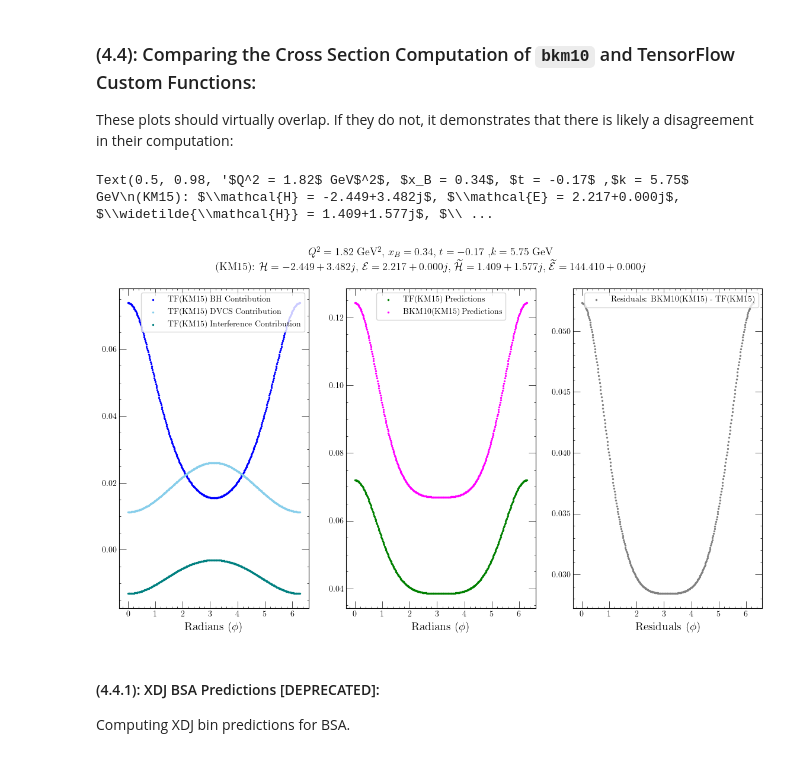
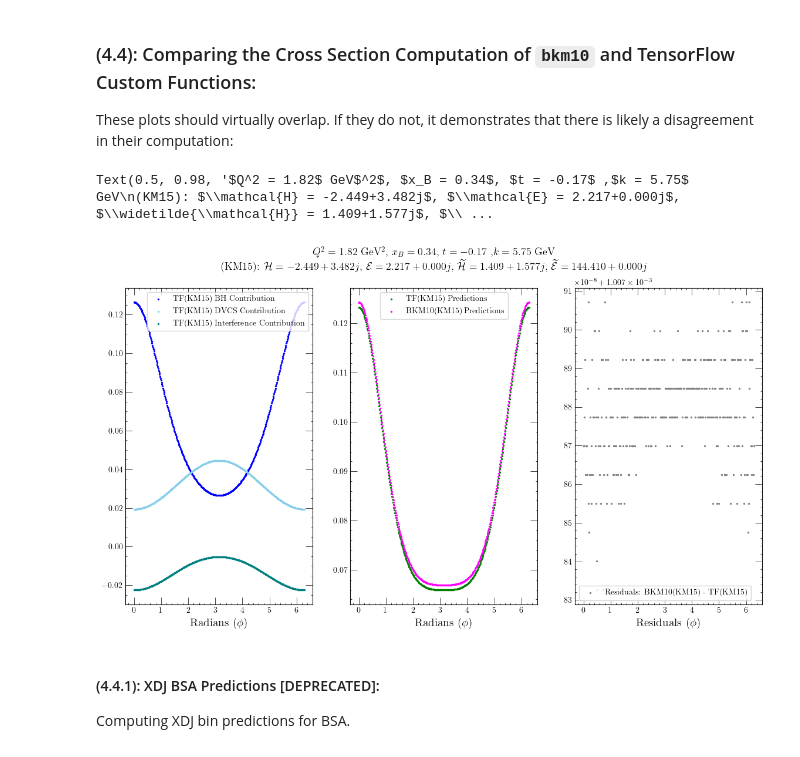
Before and after one commit to JayDanielsss/gpd_dnn, a Jupyter notebook: closure_test/closure_test.ipynb, the cells around one changed output. Cells and saved outputs as stored; diff of their text form; code cells hidden in the pictures.

```diff
--- a/closure_test/closure_test.ipynb
+++ b/closure_test/closure_test.ipynb
@@ -1780,24 +1796,24 @@ def bkm10_cross_section(
 
     if lep_helicity == 0.0:
         tf_cross_section_km15 = 0.5 * (
-            _CONVERSION_FACTOR*_QED_FINE_STRUCTURE**3*xb*y*(
+            _CONVERSION_FACTOR*_QED_FINE_STRUCTURE**3*xb*y*y*(
                 bh_km15_plus_beam + bh_km15_minus_beam +
                 dvcs_km15_plus_beam + dvcs_km15_minus_beam +
-                interference_km15_plus_beam + interference_km15_minus_beam) / (16. * tf.square(tf.constant(np.pi)) * q_sq * tf.sqrt(1. + ep**2)))
+                interference_km15_plus_beam + interference_km15_minus_beam) / (8.*tf.constant(np.pi)*q_sq*q_sq*tf.sqrt(1. + ep**2)))
 
     elif lep_helicity == 1.0:
         tf_cross_section_km15 = (
-            _CONVERSION_FACTOR*_QED_FINE_STRUCTURE**3*xb*y*(
+            _CONVERSION_FACTOR*_QED_FINE_STRUCTURE**3*xb*y*y*(
                 bh_km15_plus_beam + 0.0 +
                 dvcs_km15_plus_beam + 0.0 +
-                interference_km15_plus_beam + 0.0) / (16. * tf.square(tf.constant(np.pi)) * q_sq * tf.sqrt(1. + ep**2)))
+                interference_km15_plus_beam + 0.0) / (8.*tf.constant(np.pi)*q_sq*q_sq*tf.sqrt(1. + ep**2)))
 
     elif lep_helicity == -1.0:
         tf_cross_section_km15 = (
-            _CONVERSION_FACTOR*_QED_FINE_STRUCTURE**3*xb*y*(
+            _CONVERSION_FACTOR*_QED_FINE_STRUCTURE**3*xb*y*y*(
                 0.0 + bh_km15_minus_beam +
                 0.0 + dvcs_km15_minus_beam +
-                0.0 + interference_km15_minus_beam) / (16. * tf.square(tf.constant(np.pi)) * q_sq * tf.sqrt(1. + ep**2)))
+                0.0 + interference_km15_minus_beam) / (8.*tf.constant(np.pi)*q_sq*q_sq*tf.sqrt(1. + ep**2)))
 
     return tf_cross_section_km15
 # %% [markdown]
@@ -2064,32 +2076,32 @@ xsec_test_fig, xsec_test_ax = plt.subplots(1, 3, figsize = (14, 7))
 
 # BH(XDJ)
 # xsec_test_ax[0].scatter(
-#     phi_array_in_radians, _CONVERSION_FACTOR*_QED_FINE_STRUCTURE**3*TEST_X_BJORKEN*TEST_Y*bh_xdj / (16. * tf.square(tf.constant(np.pi)) * TEST_Q_SQUARED * tf.sqrt(1. + TEST_EP**2)),
+#     phi_array_in_radians, _CONVERSION_FACTOR*_QED_FINE_STRUCTURE**3*TEST_X_BJORKEN*TEST_Y*TEST_Y*bh_xdj / (8.*tf.constant(np.pi)*TEST_Q_SQUARED*TEST_Q_SQUARED*tf.sqrt(1. + TEST_EP**2)),
 #     color = "crimson", s = 2., label = "TF(XDJ) BH Contribution")
 
 # BH(KM15)
 xsec_test_ax[0].scatter(
-    phi_array_in_radians, _CONVERSION_FACTOR*_QED_FINE_STRUCTURE**3*TEST_X_BJORKEN*TEST_Y*bh_km15 / (16. * tf.square(tf.constant(np.pi)) * TEST_Q_SQUARED * tf.sqrt(1. + TEST_EP**2)),
+    phi_array_in_radians, _CONVERSION_FACTOR*_QED_FINE_STRUCTURE**3*TEST_X_BJORKEN*TEST_Y*TEST_Y*bh_km15 / (8.*tf.constant(np.pi)*TEST_Q_SQUARED*TEST_Q_SQUARED*tf.sqrt(1. + TEST_EP**2)),
     color = "blue", s = 2., label = "TF(KM15) BH Contribution")
 
 # DVCS(XDJ)
 # xsec_test_ax[0].scatter(
-#     phi_array_in_radians, _CONVERSION_FACTOR*_QED_FINE_STRUCTURE**3*TEST_X_BJORKEN*TEST_Y*dvcs_xdj / (16. * tf.square(tf.constant(np.pi)) * TEST_Q_SQUARED * tf.sqrt(1. + TEST_EP**2)),
+#     phi_array_in_radians, _CONVERSION_FACTOR*_QED_FINE_STRUCTURE**3*TEST_X_BJORKEN*TEST_Y*TEST_Y*dvcs_xdj / (8.*tf.constant(np.pi)*TEST_Q_SQUARED*TEST_Q_SQUARED*tf.sqrt(1. + TEST_EP**2)),
 #     color = "red", s = 2., label = "TF(XDJ) DVCS Contribution")
 
     # DVCS(KM15)
 xsec_test_ax[0].scatter(
-    phi_array_in_radians, _CONVERSION_FACTOR*_QED_FINE_STRUCTURE**3*TEST_X_BJORKEN*TEST_Y*dvcs_km15 / (16. * tf.square(tf.constant(np.pi)) * TEST_Q_SQUARED * tf.sqrt(1. + TEST_EP**2)),
+    phi_array_in_radians, _CONVERSION_FACTOR*_QED_FINE_STRUCTURE**3*TEST_X_BJORKEN*TEST_Y*TEST_Y*dvcs_km15 / (8.*tf.constant(np.pi)*TEST_Q_SQUARED*TEST_Q_SQUARED*tf.sqrt(1. + TEST_EP**2)),
     color = "skyblue", s = 2., label = "TF(KM15) DVCS Contribution")
 
 # I(XDJ)
 # xsec_test_ax[0].scatter(
-#     phi_array_in_radians, _CONVERSION_FACTOR*_QED_FINE_STRUCTURE**3*TEST_X_BJORKEN*TEST_Y*interference_xdj / (16. * tf.square(tf.constant(np.pi)) * TEST_Q_SQUARED * tf.sqrt(1. + TEST_EP**2)),
+#     phi_array_in_radians, _CONVERSION_FACTOR*_QED_FINE_STRUCTURE**3*TEST_X_BJORKEN*TEST_Y*TEST_Y*interference_xdj / (8.*tf.constant(np.pi)*TEST_Q_SQUARED*TEST_Q_SQUARED*tf.sqrt(1. + TEST_EP**2)),
 #     color = "brown", s = 2., label = "TF(XDJ) Interference Contribution")
 
 # I(KM15)
 xsec_test_ax[0].scatter(
-    phi_array_in_radians, _CONVERSION_FACTOR*_QED_FINE_STRUCTURE**3*TEST_X_BJORKEN*TEST_Y*interference_km15 / (16. * tf.square(tf.constant(np.pi)) * TEST_Q_SQUARED * tf.sqrt(1. + TEST_EP**2)),
+    phi_array_in_radians, _CONVERSION_FACTOR*_QED_FINE_STRUCTURE**3*TEST_X_BJORKEN*TEST_Y*TEST_Y*interference_km15 / (8.*tf.constant(np.pi)*TEST_Q_SQUARED*TEST_Q_SQUARED*tf.sqrt(1. + TEST_EP**2)),
     color = "teal", s = 2., label = "TF(KM15) Interference Contribution")
 
 # SIGMA(BKM10(XDJ))
@@ -2109,34 +2121,36 @@ xsec_test_ax[1].scatter(
 
 # SIGMA(BKM10(KM15))
 xsec_test_ax[1].scatter(
     phi_array_in_radians, bkm10_cross_sections_km15,
     color = "magenta", s = 2., label = "BKM10(KM15) Predictions")
 
 # residuals
 xsec_test_ax[2].scatter(
     phi_array_in_radians, (bkm10_cross_sections_km15 - tf_cross_section_km15),
     color = "gray", s = 2., label = "Residuals: BKM10(KM15) - TF(KM15)"
 )
 
 # residuals
 # xsec_test_ax[2].scatter(
 #     phi_array_in_radians, (bkm10_cross_sections_xdj - tf_cross_section_xdj),
 #     color = "darkgray", s = 2., label = "Residuals: BKM10(XDJ) - TF(XDJ)"
 # )
 
 xsec_test_ax[0].set_xlabel(r"Radians ($\phi$)", fontsize = 14)
 xsec_test_ax[1].set_xlabel(r"Radians ($\phi$)", fontsize = 14)
 xsec_test_ax[2].set_xlabel(r"Residuals ($\phi$)", fontsize = 14)
 
 xsec_test_ax[0].legend()
 xsec_test_ax[1].legend()
 xsec_test_ax[2].legend()
 
 xsec_test_fig.suptitle(f"{title_string}\n(KM15): {km15_cff_string}", fontsize = 13)
+
+# only if we want to compare to Xiangdong Ji's predictions:
 # xsec_test_fig.suptitle(f"{title_string}\n(KM15): {km15_cff_string}\n(XDJ): {xdj_cff_string}", fontsize = 13)
 # %% [output]
 Text(0.5, 0.98, '$Q^2 = 1.82$ GeV$^2$, $x_B = 0.34$, $t = -0.17$ ,$k = 5.75$ GeV\n(KM15): $\\mathcal{H} = -2.449+3.482j$, $\\mathcal{E} = 2.217+0.000j$, $\\widetilde{\\mathcal{H}} = 1.409+1.577j$, $\\ ...
-[figure, old version]
+[figure, new version]
 # %% [markdown]
 #### (4.4.1): XDJ BSA Predictions [DEPRECATED]:
 
```
Also changed, not shown: parts of 42 cells of this notebook, 3 other files.
